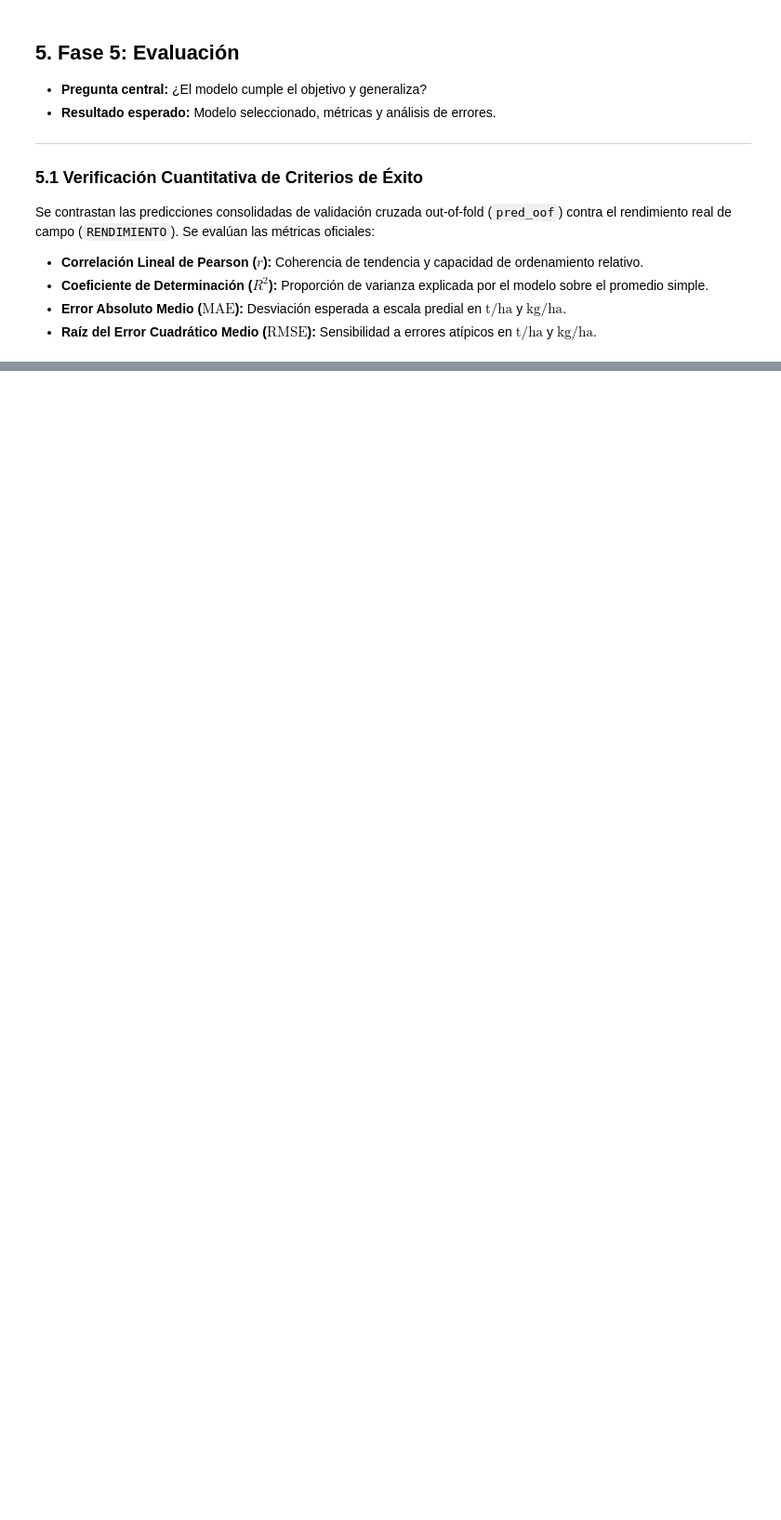
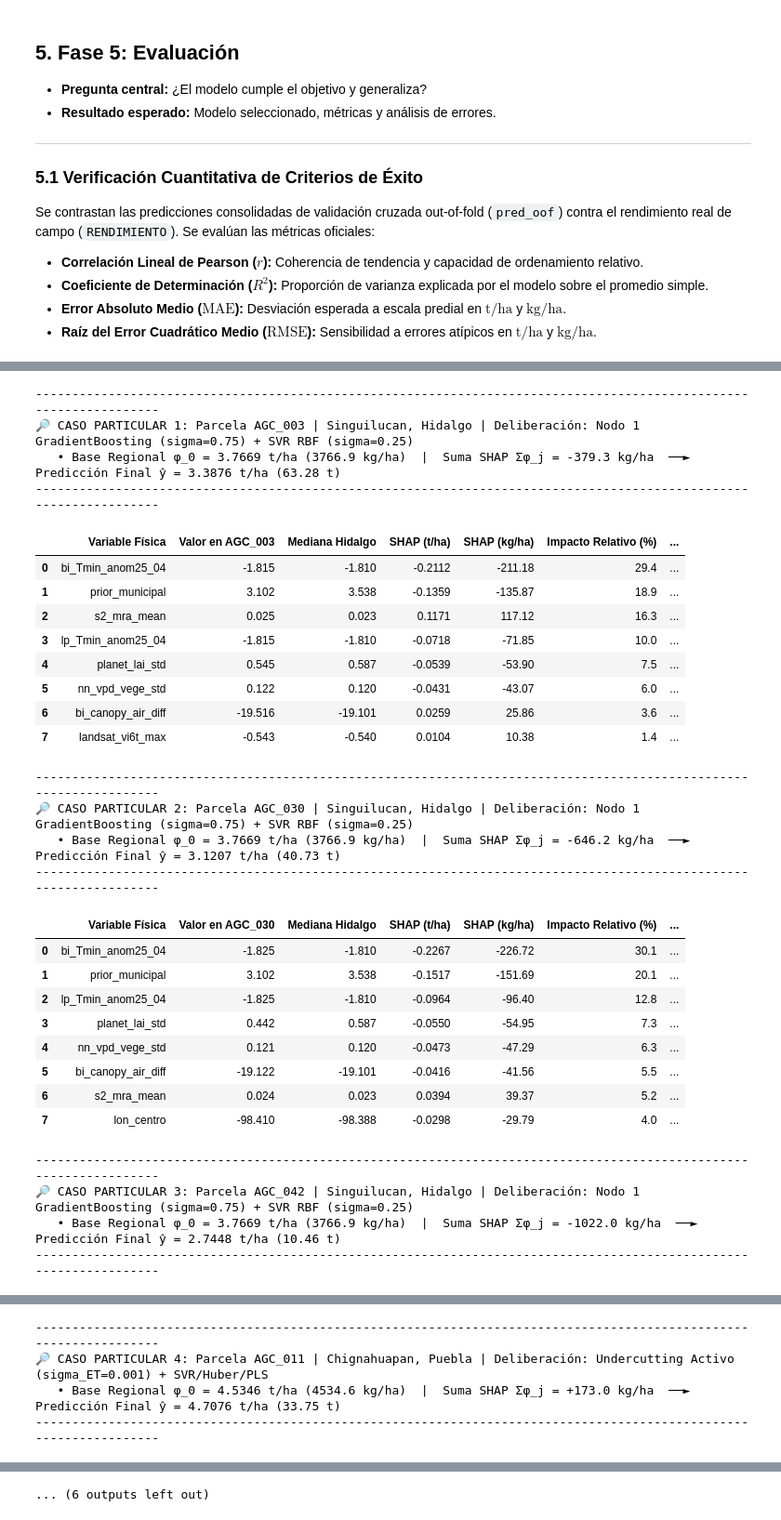
Before and after one commit to gerarsau07/AgroRaices, a Jupyter notebook: pipeline_agroraices.ipynb, the cells around one changed output, grey strips where cells are left out. Shown at 93% size. Saved outputs shown, nothing was run; the diff lists cells and outputs as text; code cells hidden in the pictures; blank space fills up the shorter version.

```diff
--- a/pipeline_agroraices.ipynb
+++ b/pipeline_agroraices.ipynb
@@ -654,0 +899,56 @@ validacion_despliegue
+# %%
+# 6.1.1 Desglose Individual SHAP + DF-QuAD por Caso Particular (3 Parcelas por Estado = 9 Casos)
+for idx_c, item in enumerate(detalles_graficos_shap):
+    pid = item['id']
+    est = item['estado']
+    mun = item['mun']
+    b_val = item['base']
+    y_sh  = item['pred']
+    s_vals = item['vals']
+
+    df_attr = pd.DataFrame({
+        'Variable Física': list(item['cols']),
+        f'Valor en {pid}': np.round(item['x_vals'].astype(float), 3),
+        f'Mediana {est}': np.round(item['med_vals'].astype(float), 3),
+        'SHAP (t/ha)': np.round(s_vals, 4),
+        'SHAP (kg/ha)': np.round(s_vals * 1000.0, 2),
+        'Impacto Relativo (%)': np.round(np.abs(s_vals) / (np.sum(np.abs(s_vals)) + 1e-9) * 100.0, 1),
+        'Efecto': ['🟢 Suma (+)' if v >= 0 else '🔴 Resta (-)' for v in s_vals]
+    }).sort_values(by='SHAP (kg/ha)', key=np.abs, ascending=False).reset_index(drop=True)
+
+    print("\n" + "-" * 115)
+    print(f"🔎 CASO PARTICULAR {idx_c + 1}: Parcela {pid} | {mun}, {est} | Deliberación: {item['regla']}")
+    print(f"   • Base Regional φ_0 = {b_val:.4f} t/ha ({b_val*1000:.1f} kg/ha)  |  Suma SHAP Σφ_j = {(y_sh - b_val)*1000:+.1f} kg/ha  ──►  Predicción Final ŷ = {y_sh:.4f} t/ha ({item['prod']:.2f} t)")
+    print("-" * 115)
+    display(df_attr.head(8))
+# %% [output]
+-------------------------------------------------------------------------------------------------------------------
+🔎 CASO PARTICULAR 1: Parcela AGC_003 | Singuilucan, Hidalgo | Deliberación: Nodo 1 GradientBoosting (sigma=0.75) + SVR RBF (sigma=0.25)
+   • Base Regional φ_0 = 3.7669 t/ha (3766.9 kg/ha)  |  Suma SHAP Σφ_j = -379.3 kg/ha  ──►  Predicción Final ŷ = 3.3876 t/ha (63.28 t)
+-------------------------------------------------------------------------------------------------------------------
+|  | Variable Física | Valor en AGC_003 | Mediana Hidalgo | SHAP (t/ha) | SHAP (kg/ha) | Impacto Relativo (%) | ... |
+| 0 | bi_Tmin_anom25_04 | -1.815 | -1.810 | -0.2112 | -211.18 | 29.4 | ... |
+| 1 | prior_municipal | 3.102 | 3.538 | -0.1359 | -135.87 | 18.9 | ... |
+| 2 | s2_mra_mean | 0.025 | 0.023 | 0.1171 | 117.12 | 16.3 | ... |
+| 3 | lp_Tmin_anom25_04 | -1.815 | -1.810 | -0.0718 | -71.85 | 10.0 | ... |
+| 4 | planet_lai_std | 0.545 | 0.587 | -0.0539 | -53.90 | 7.5 | ... |
+| 5 | nn_vpd_vege_std | 0.122 | 0.120 | -0.0431 | -43.07 | 6.0 | ... |
+| 6 | bi_canopy_air_diff | -19.516 | -19.101 | 0.0259 | 25.86 | 3.6 | ... |
+| 7 | landsat_vi6t_max | -0.543 | -0.540 | 0.0104 | 10.38 | 1.4 | ... |
+-------------------------------------------------------------------------------------------------------------------
+🔎 CASO PARTICULAR 2: Parcela AGC_030 | Singuilucan, Hidalgo | Deliberación: Nodo 1 GradientBoosting (sigma=0.75) + SVR RBF (sigma=0.25)
+   • Base Regional φ_0 = 3.7669 t/ha (3766.9 kg/ha)  |  Suma SHAP Σφ_j = -646.2 kg/ha  ──►  Predicción Final ŷ = 3.1207 t/ha (40.73 t)
+-------------------------------------------------------------------------------------------------------------------
+|  | Variable Física | Valor en AGC_030 | Mediana Hidalgo | SHAP (t/ha) | SHAP (kg/ha) | Impacto Relativo (%) | ... |
+| 0 | bi_Tmin_anom25_04 | -1.825 | -1.810 | -0.2267 | -226.72 | 30.1 | ... |
+| 1 | prior_municipal | 3.102 | 3.538 | -0.1517 | -151.69 | 20.1 | ... |
+| 2 | lp_Tmin_anom25_04 | -1.825 | -1.810 | -0.0964 | -96.40 | 12.8 | ... |
+| 3 | planet_lai_std | 0.442 | 0.587 | -0.0550 | -54.95 | 7.3 | ... |
+| 4 | nn_vpd_vege_std | 0.121 | 0.120 | -0.0473 | -47.29 | 6.3 | ... |
+| 5 | bi_canopy_air_diff | -19.122 | -19.101 | -0.0416 | -41.56 | 5.5 | ... |
+| 6 | s2_mra_mean | 0.024 | 0.023 | 0.0394 | 39.37 | 5.2 | ... |
+| 7 | lon_centro | -98.410 | -98.388 | -0.0298 | -29.79 | 4.0 | ... |
+-------------------------------------------------------------------------------------------------------------------
+🔎 CASO PARTICULAR 3: Parcela AGC_042 | Singuilucan, Hidalgo | Deliberación: Nodo 1 GradientBoosting (sigma=0.75) + SVR RBF (sigma=0.25)
+   • Base Regional φ_0 = 3.7669 t/ha (3766.9 kg/ha)  |  Suma SHAP Σφ_j = -1022.0 kg/ha  ──►  Predicción Final ŷ = 2.7448 t/ha (10.46 t)
+-------------------------------------------------------------------------------------------------------------------
@@ -654,0 +964,4 @@ validacion_despliegue
+-------------------------------------------------------------------------------------------------------------------
+🔎 CASO PARTICULAR 4: Parcela AGC_011 | Chignahuapan, Puebla | Deliberación: Undercutting Activo (sigma_ET=0.001) + SVR/Huber/PLS
+   • Base Regional φ_0 = 4.5346 t/ha (4534.6 kg/ha)  |  Suma SHAP Σφ_j = +173.0 kg/ha  ──►  Predicción Final ŷ = 4.7076 t/ha (33.75 t)
+-------------------------------------------------------------------------------------------------------------------
@@ -654,0 +1003 @@ validacion_despliegue
+... (6 outputs left out)
```
Also changed, not shown: parts of 16 cells of this notebook, 6 other files.
